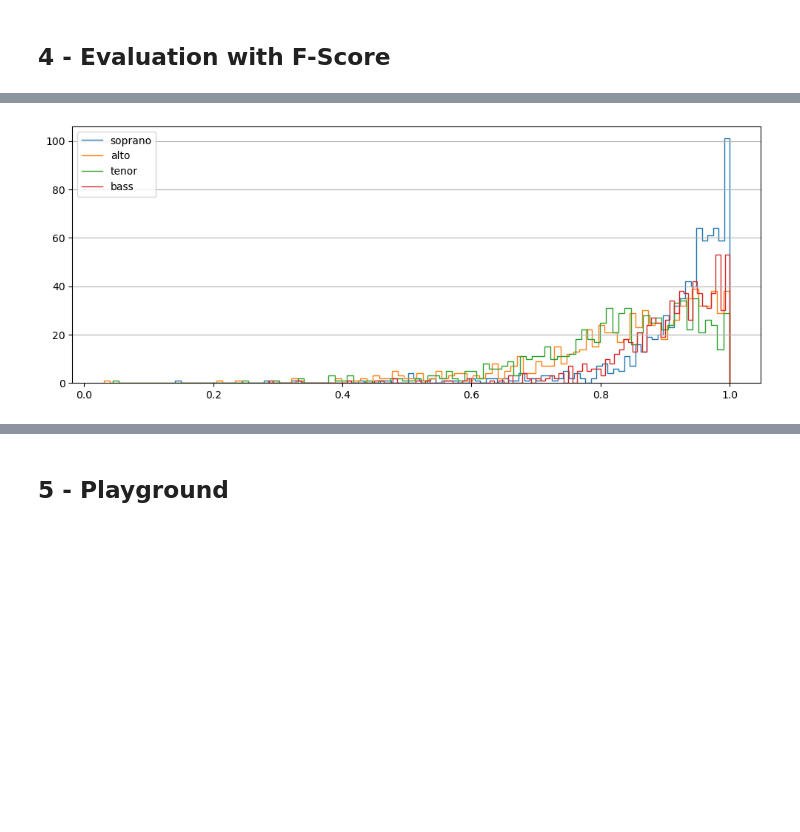
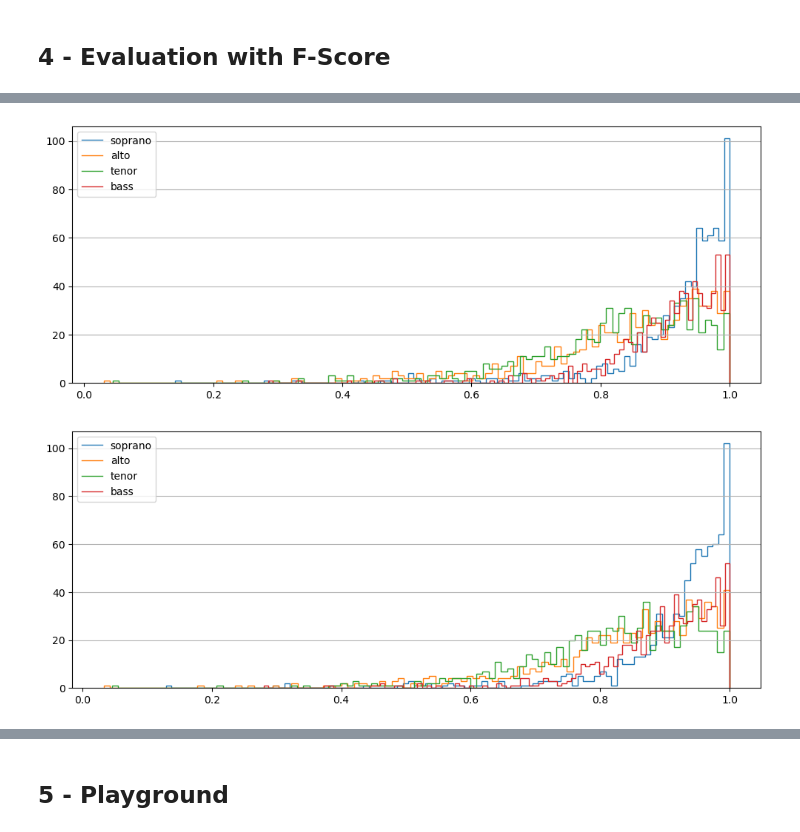
Before and after one commit to Xornotor/VocalAssignment-SSCS, a Jupyter notebook: SSCS_Training.ipynb, the cells around one changed output, grey strips where cells are left out. Cells and saved outputs as stored; diff of their text form; code cells hidden in the pictures; blank space fills up the shorter version.

Commit message:
Treino 2: Full test set f-score

```diff
--- a/SSCS_Training.ipynb
+++ b/SSCS_Training.ipynb
@@ -27,8 +27,8 @@ ds_train = sscs.get_dataset(split='train', end_index=1000)
 ds_val = sscs.get_dataset(split='validate', end_index=300)
 ds_test = sscs.get_dataset(split='test', end_index=300)
 # %%
-ckpt_dir = './Checkpoints/mask_voas_treino1.keras'
-#ckpt_dir = './Checkpoints/mask_voas_treino2_tracked.keras'
+#ckpt_dir = './Checkpoints/mask_voas_treino1.keras'
+ckpt_dir = './Checkpoints/mask_voas_treino2_tracked.keras'
 #ckpt_dir = './Checkpoints/mask_voas_treino3_tracked.keras'
 #ckpt_dir = './Checkpoints/mask_voas_treino4_tracked.keras'
 #ckpt_dir = './Checkpoints/mask_voas_treino5_tracked.keras'
@@ -87,9 +187,12 @@ f_scr4 = np.load("./Evaluation_Data/f-scores_treino4_tracked.npy")
 f_scr5 = np.load("./Evaluation_Data/f-scores_treino5_tracked.npy")
 f_scr6 = np.load("./Evaluation_Data/f-scores_treino5_tracked.npy")
 f_scr1_full = np.load("./Evaluation_Data/f-scores_treino1_full_test.npy")
+f_scr2_full = np.load("./Evaluation_Data/f-scores_treino2_tracked_full_test.npy")
 # %%
 sscs.joint_f_histograms(f_scr1_full)
+sscs.joint_f_histograms(f_scr2_full)
 # %% [output]
 [figure]
+[figure, added]
 # %%
 sscs.voice_f_histograms(f_scr1_full)
```
Also changed, not shown: parts of 4 cells of this notebook, 1 other file.
